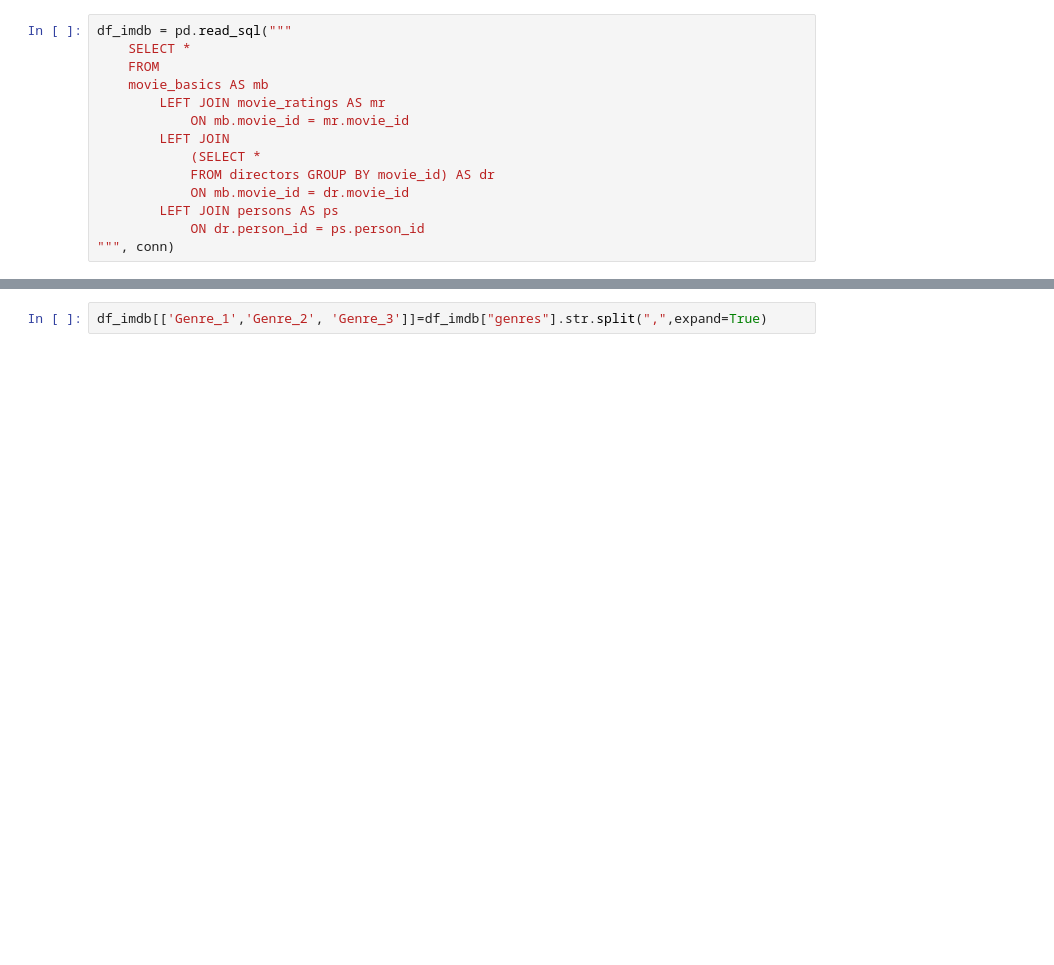
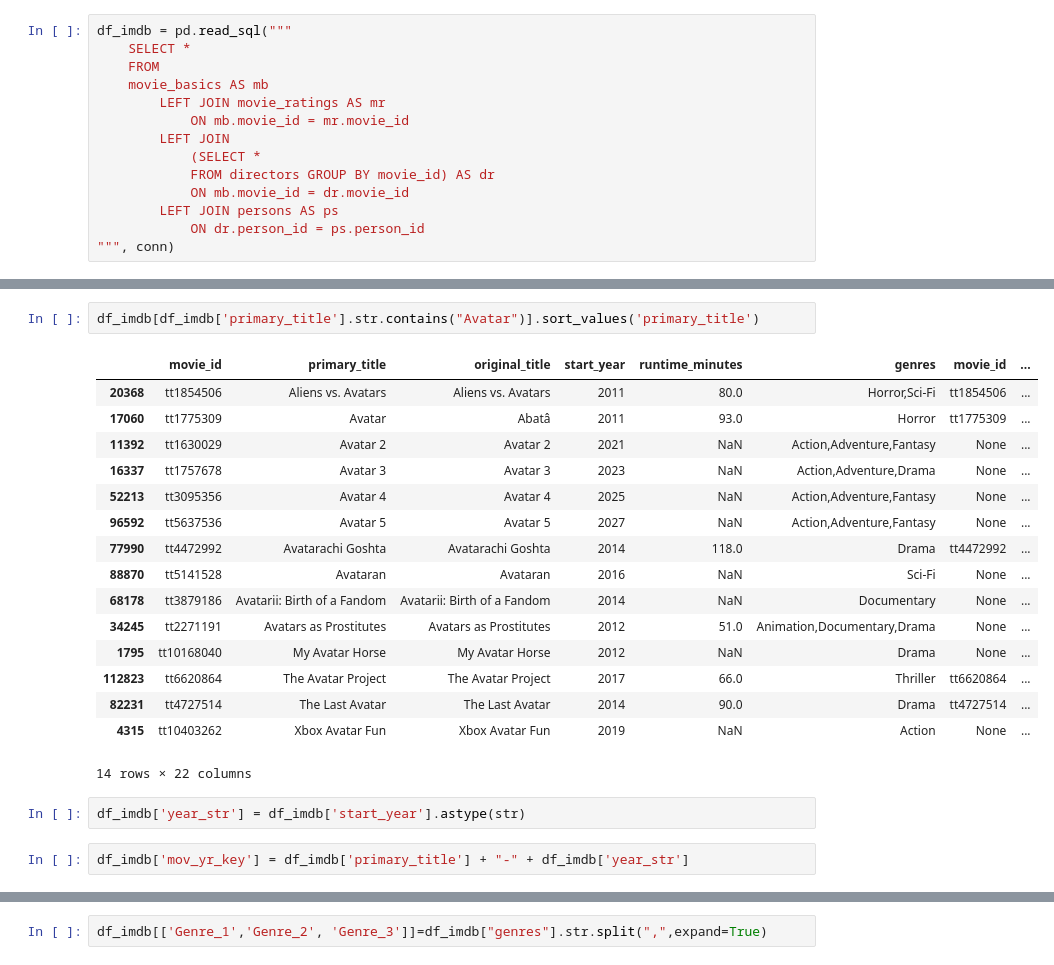
Before and after one commit to JTDJames/msft-video-mjj, a Jupyter notebook: notebooks/justin-sandbox.ipynb, the cells around one changed output, grey strips where cells are left out. Drawn from its saved outputs; the diff is of its cells as text; blank space fills up the shorter version.

```diff
--- a/notebooks/justin-sandbox.ipynb
+++ b/notebooks/justin-sandbox.ipynb
@@ -98,3 +64,26 @@ df_imdb
+# %%
+df_imdb[df_imdb['primary_title'].str.contains("Avatar")].sort_values('primary_title')
+# %% [output]
+|  | movie_id | primary_title | original_title | start_year | runtime_minutes | genres | movie_id | ... |
+| 20368 | tt1854506 | Aliens vs. Avatars | Aliens vs. Avatars | 2011 | 80.0 | Horror,Sci-Fi | tt1854506 | ... |
+| 17060 | tt1775309 | Avatar | Abatâ | 2011 | 93.0 | Horror | tt1775309 | ... |
+| 11392 | tt1630029 | Avatar 2 | Avatar 2 | 2021 | NaN | Action,Adventure,Fantasy | None | ... |
+| 16337 | tt1757678 | Avatar 3 | Avatar 3 | 2023 | NaN | Action,Adventure,Drama | None | ... |
+| 52213 | tt3095356 | Avatar 4 | Avatar 4 | 2025 | NaN | Action,Adventure,Fantasy | None | ... |
+| 96592 | tt5637536 | Avatar 5 | Avatar 5 | 2027 | NaN | Action,Adventure,Fantasy | None | ... |
+| 77990 | tt4472992 | Avatarachi Goshta | Avatarachi Goshta | 2014 | 118.0 | Drama | tt4472992 | ... |
+| 88870 | tt5141528 | Avataran | Avataran | 2016 | NaN | Sci-Fi | None | ... |
+| 68178 | tt3879186 | Avatarii: Birth of a Fandom | Avatarii: Birth of a Fandom | 2014 | NaN | Documentary | None | ... |
+| 34245 | tt2271191 | Avatars as Prostitutes | Avatars as Prostitutes | 2012 | 51.0 | Animation,Documentary,Drama | None | ... |
+| 1795 | tt10168040 | My Avatar Horse | My Avatar Horse | 2012 | NaN | Drama | None | ... |
+| 112823 | tt6620864 | The Avatar Project | The Avatar Project | 2017 | 66.0 | Thriller | tt6620864 | ... |
+| 82231 | tt4727514 | The Last Avatar | The Last Avatar | 2014 | 90.0 | Drama | tt4727514 | ... |
+| 4315 | tt10403262 | Xbox Avatar Fun | Xbox Avatar Fun | 2019 | NaN | Action | None | ... |
+14 rows × 22 columns
+# %%
+df_imdb['year_str'] = df_imdb['start_year'].astype(str)
+# %%
+df_imdb['mov_yr_key'] = df_imdb['primary_title'] + "-" + df_imdb['year_str']
 # %%
 df_imdb.info()
 # %% [output]
```
Also changed, not shown: parts of 55 cells of this notebook, 5 other files.
